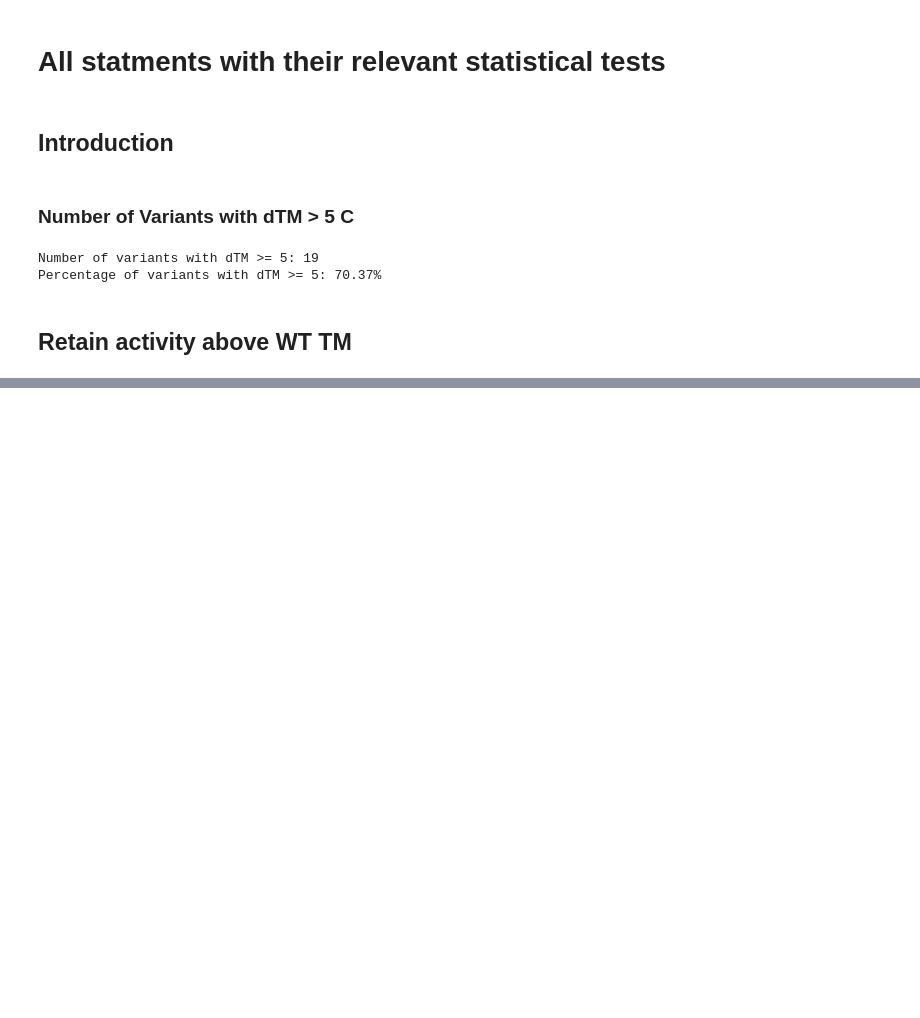
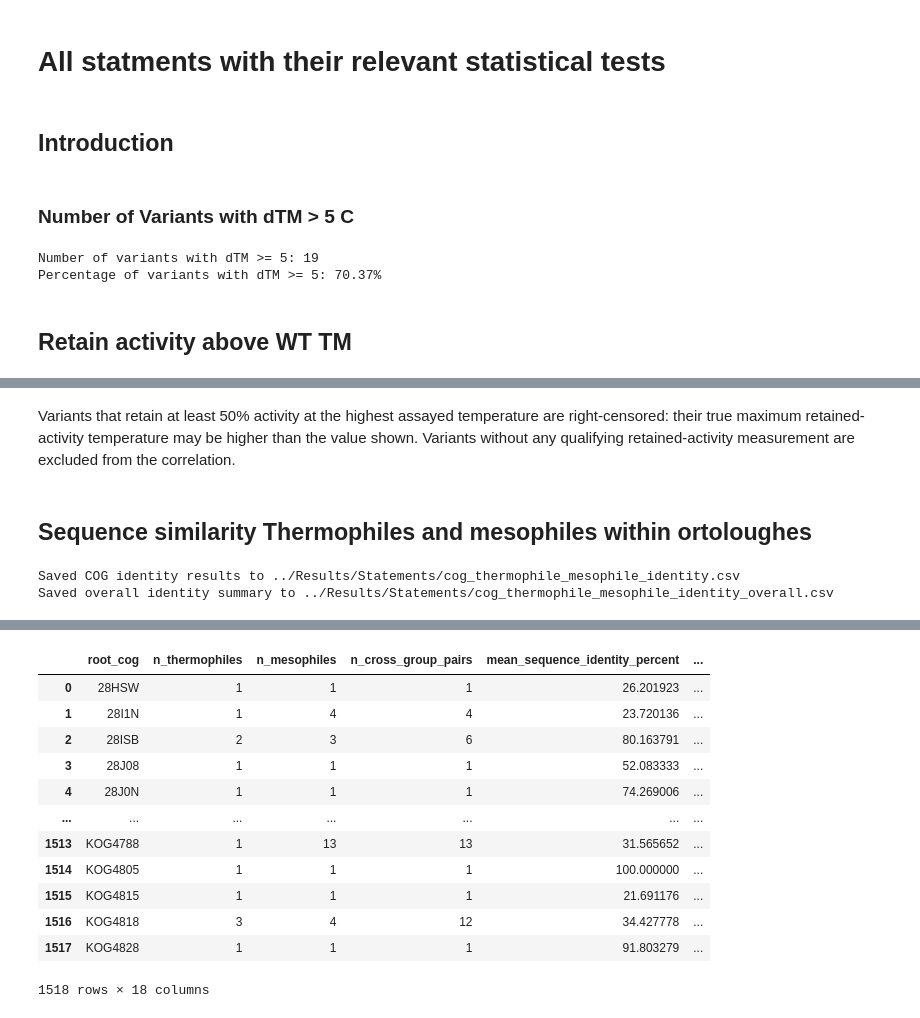
Before and after one commit to Umbriona/THOR_Analysis, a Jupyter notebook: Scripts/statements.ipynb, the cells around one changed output, grey strips where cells are left out. Drawn from its saved outputs; the diff is of its cells as text; code cells hidden in the pictures; blank space fills up the shorter version.

```diff
--- a/Scripts/statements.ipynb
+++ b/Scripts/statements.ipynb
@@ -31,0 +192,28 @@ df =
+# %% [markdown]
+Variants that retain at least 50% activity at the highest assayed temperature are right-censored: their true maximum retained-activity temperature may be higher than the value shown. Variants without any qualifying retained-activity measurement are excluded from the correlation.
+# %% [markdown]
+## Sequence similarity Thermophiles and mesophiles within ortoloughes
+# %%
+import importlib
+from Helpers import helper_statements
+
+# Reload so edits to the helper are picked up in an already-running kernel.
+importlib.reload(helper_statements)
+
+cog_sequence_identity, overall_sequence_identity = (
+    helper_statements.summarize_cog_thermophile_mesophile_identity(
+        '../Data/Figure1/meltome_atlas.fasta',
+        '../Data/Figure1/meltome_atlas_annot.emapper.annotations',
+        thermophile_temperature=60,
+        mesophile_temperature=60,
+        threads=1,  # This macOS ARM Clustal Omega build has no OpenMP support.
+        output_csv='../Results/Statements/cog_thermophile_mesophile_identity.csv',
+        force=True,  # Required once to add the within-group reference identities.
+    )
+)
+
+display(overall_sequence_identity)
+display(cog_sequence_identity)
+# %% [output]
+Saved COG identity results to ../Results/Statements/cog_thermophile_mesophile_identity.csv
+Saved overall identity summary to ../Results/Statements/cog_thermophile_mesophile_identity_overall.csv
@@ -31,0 +222,13 @@ df =
+|  | root_cog | n_thermophiles | n_mesophiles | n_cross_group_pairs | mean_sequence_identity_percent | ... |
+| 0 | 28HSW | 1 | 1 | 1 | 26.201923 | ... |
+| 1 | 28I1N | 1 | 4 | 4 | 23.720136 | ... |
+| 2 | 28ISB | 2 | 3 | 6 | 80.163791 | ... |
+| 3 | 28J08 | 1 | 1 | 1 | 52.083333 | ... |
+| 4 | 28J0N | 1 | 1 | 1 | 74.269006 | ... |
+| ... | ... | ... | ... | ... | ... | ... |
+| 1513 | KOG4788 | 1 | 13 | 13 | 31.565652 | ... |
+| 1514 | KOG4805 | 1 | 1 | 1 | 100.000000 | ... |
+| 1515 | KOG4815 | 1 | 1 | 1 | 21.691176 | ... |
+| 1516 | KOG4818 | 3 | 4 | 12 | 34.427778 | ... |
+| 1517 | KOG4828 | 1 | 1 | 1 | 91.803279 | ... |
+1518 rows × 18 columns
```
Also changed, not shown: parts of 13 cells of this notebook, 5 other files.
